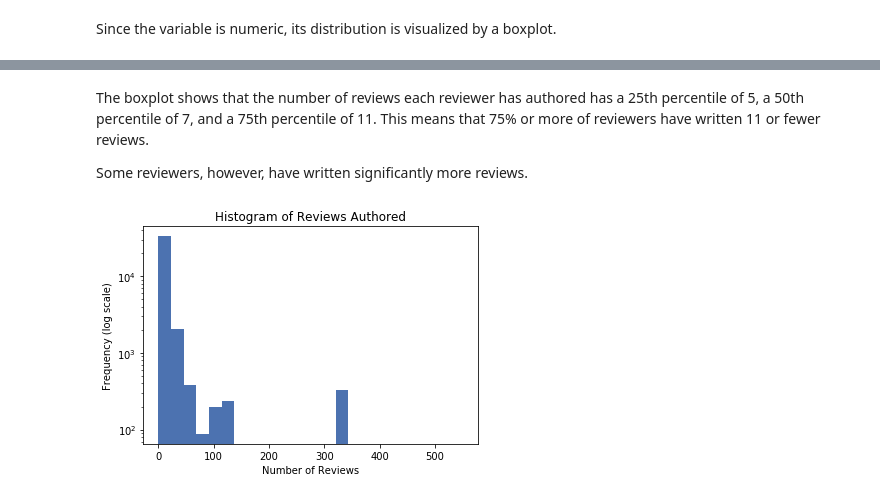
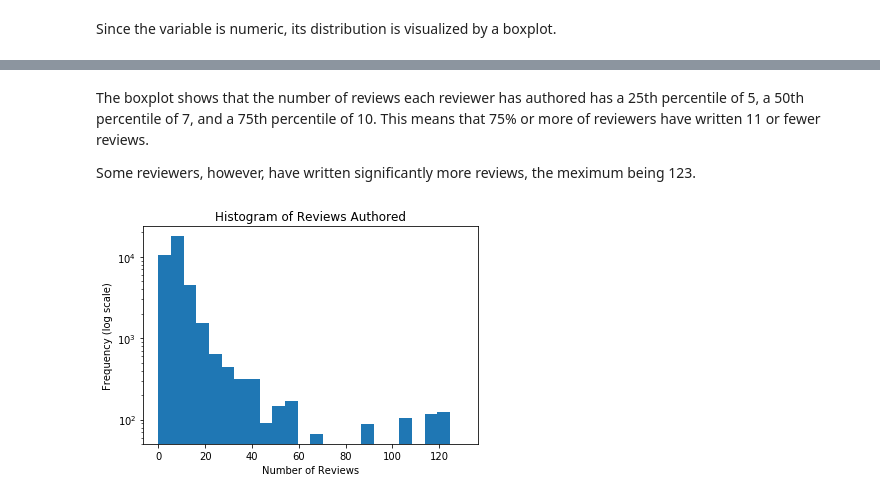
Before and after one commit to popov95s/CSE5324-Labs, a Jupyter notebook: lab-one/Tyler Notebook.ipynb, the cells around one changed output, grey strips where cells are left out. Cells and saved outputs as stored; diff of their text form; code cells hidden in the pictures.

Commit message:
Combine data understanding and one dimensional variable visualization

```diff
--- a/lab-one/Tyler Notebook.ipynb
+++ b/lab-one/Tyler Notebook.ipynb
@@ -33,10 +33,10 @@ dtypes: int64(2), object(7)
 memory usage: 2.8+ MB
 None
 # %%
-reviewerNames = list(dataframe['reviewerName'])
+reviewerNames = list(dataframe['reviewerID'])
 authorToNumReviews = {name:reviewerNames.count(name) for name in set(reviewerNames)}
 dataframe['reviewLength'] = [len(text) for text in dataframe['reviewText']]
-dataframe['reviewerNumberReviews'] = [authorToNumReviews[author] for author in dataframe['reviewerName']]
+dataframe['reviewerNumberReviews'] = [authorToNumReviews[author] for author in dataframe['reviewerID']]
 helpful_count = []
 unhelpful_count = []
 helpful_ratio = []
@@ -190,14 +181,13 @@ plt.title('Number of Reviews Authored')
 # %% [markdown]
-The boxplot shows that the number of reviews each reviewer has authored has a 25th percentile of 5, a 50th percentile of 7, and a 75th percentile of 11. This means that 75% or more of reviewers have written 11 or fewer reviews.
+The boxplot shows that the number of reviews each reviewer has authored has a 25th percentile of 5, a 50th percentile of 7, and a 75th percentile of 10. This means that 75% or more of reviewers have written 11 or fewer reviews.
 
-Some reviewers, however, have written significantly more reviews.
+Some reviewers, however, have written significantly more reviews, the meximum being 123.
 # %%
-bins = np.linspace(0, 550, 25)
-plt.yscale('log')
-plt.hist(dataframe['reviewerNumberReviews'], bins)
+bins = np.linspace(0, 130, 25)
+plt.hist(dataframe['reviewerNumberReviews'], bins,log=True)
 plt.title('Histogram of Reviews Authored')
 plt.ylabel('Frequency (log scale)')
 plt.xlabel('Number of Reviews')
 plt.show()
 # %% [output]
-[figure, old version]
+[figure, new version]
```
Also changed, not shown: parts of 5 cells of this notebook, 2 other files.
